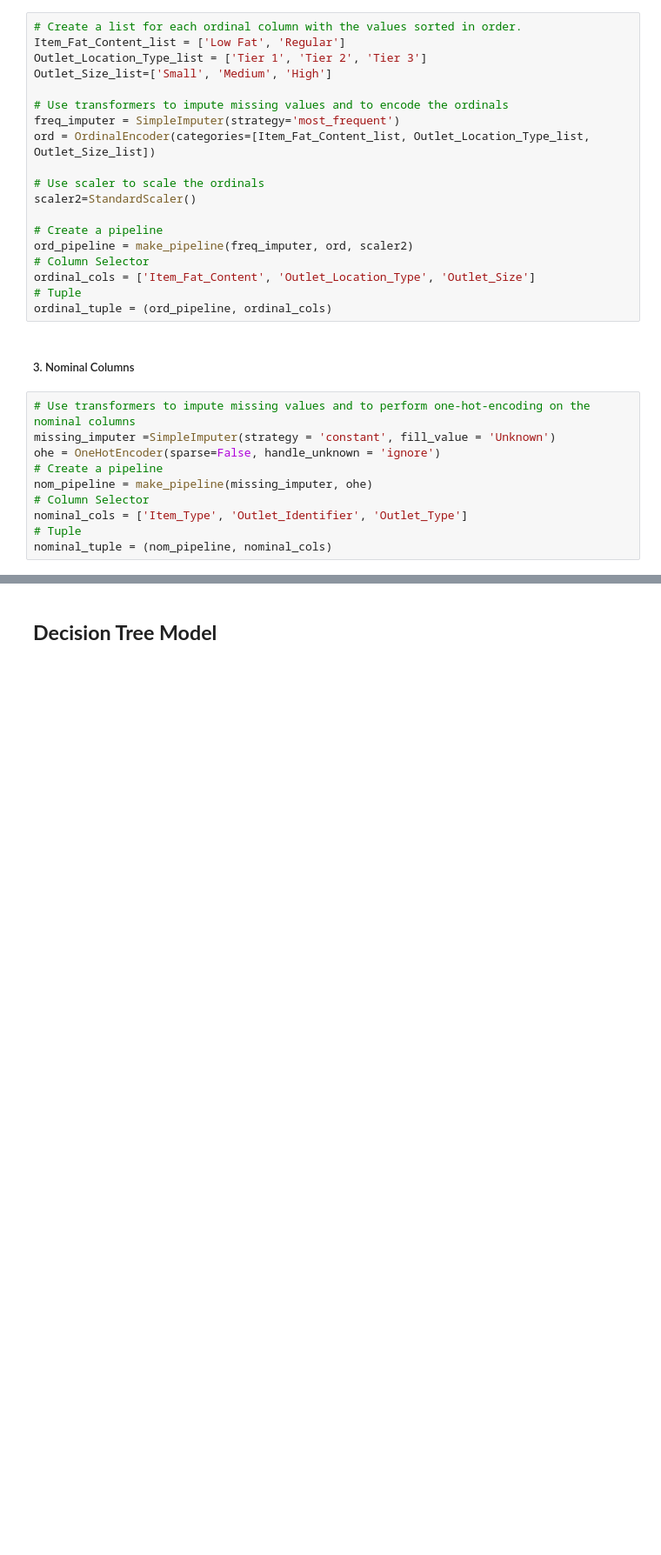
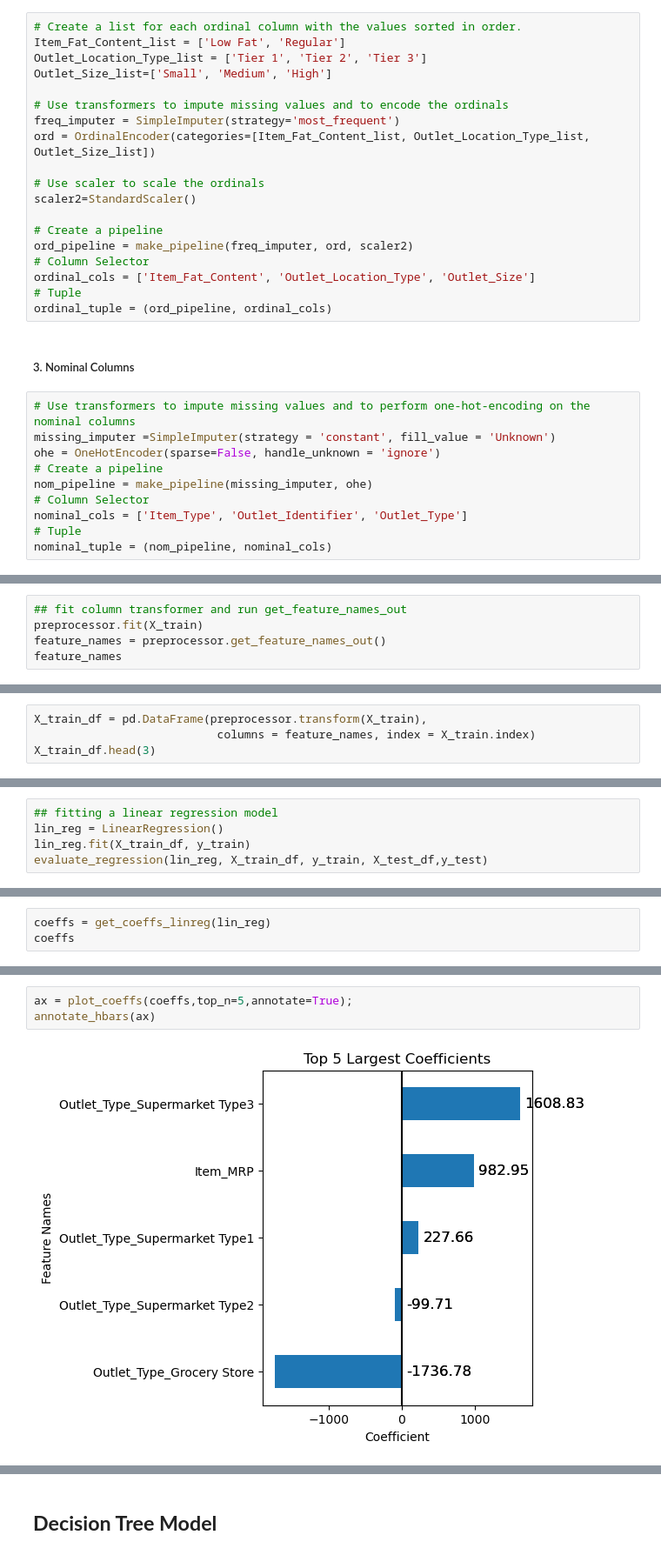
Before and after one commit to ericakitano/Prediction-of-Product-Sales, a Jupyter notebook: Project 1 - Revisited.ipynb, the cells around one changed output, grey strips where cells are left out. Shown at 87% size. Drawn from its saved outputs; the diff is of its cells as text; blank space fills up the shorter version.

```diff
--- a/Project 1 - Revisited.ipynb
+++ b/Project 1 - Revisited.ipynb
@@ -1087,0 +766,5 @@ This is not a good model to be used for prediction.
+# %%
+## fit column transformer and run get_feature_names_out
+preprocessor.fit(X_train)
+feature_names = preprocessor.get_feature_names_out()
+feature_names
@@ -1087,0 +777,4 @@ This is not a good model to be used for prediction.
+# %%
+X_train_df = pd.DataFrame(preprocessor.transform(X_train),
+                           columns = feature_names, index = X_train.index)
+X_train_df.head(3)
@@ -1087,0 +795,5 @@ This is not a good model to be used for prediction.
+# %%
+## fitting a linear regression model
+lin_reg = LinearRegression()
+lin_reg.fit(X_train_df, y_train)
+evaluate_regression(lin_reg, X_train_df, y_train, X_test_df,y_test)
@@ -1087,0 +803,3 @@ This is not a good model to be used for prediction.
+# %%
+coeffs = get_coeffs_linreg(lin_reg)
+coeffs
@@ -1087,0 +820,5 @@ This is not a good model to be used for prediction.
+# %%
+ax = plot_coeffs(coeffs,top_n=5,annotate=True);
+annotate_hbars(ax)
+# %% [output]
+[figure, added]
```
Also changed, not shown: parts of 301 cells of this notebook, 1 other file.
